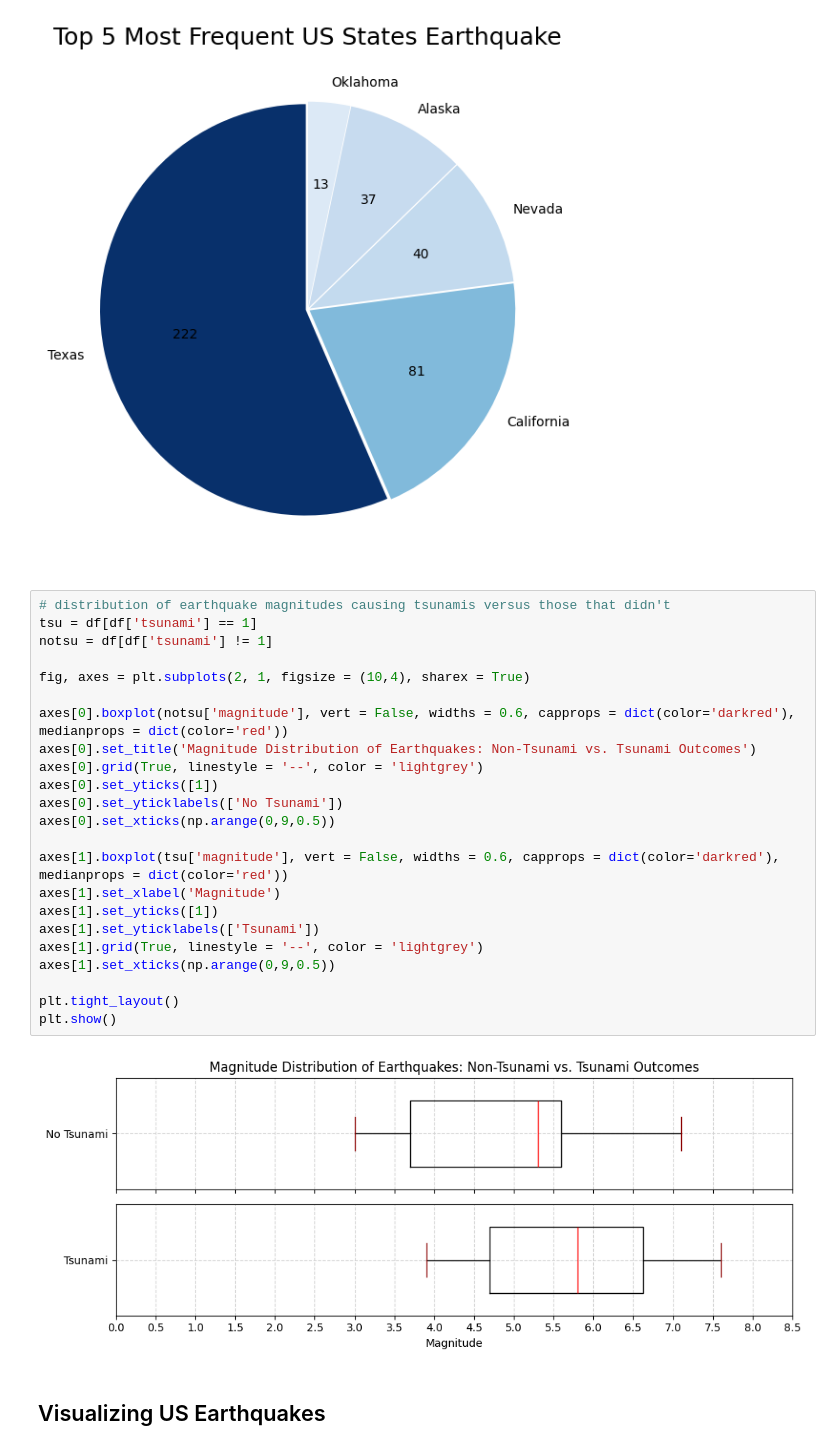
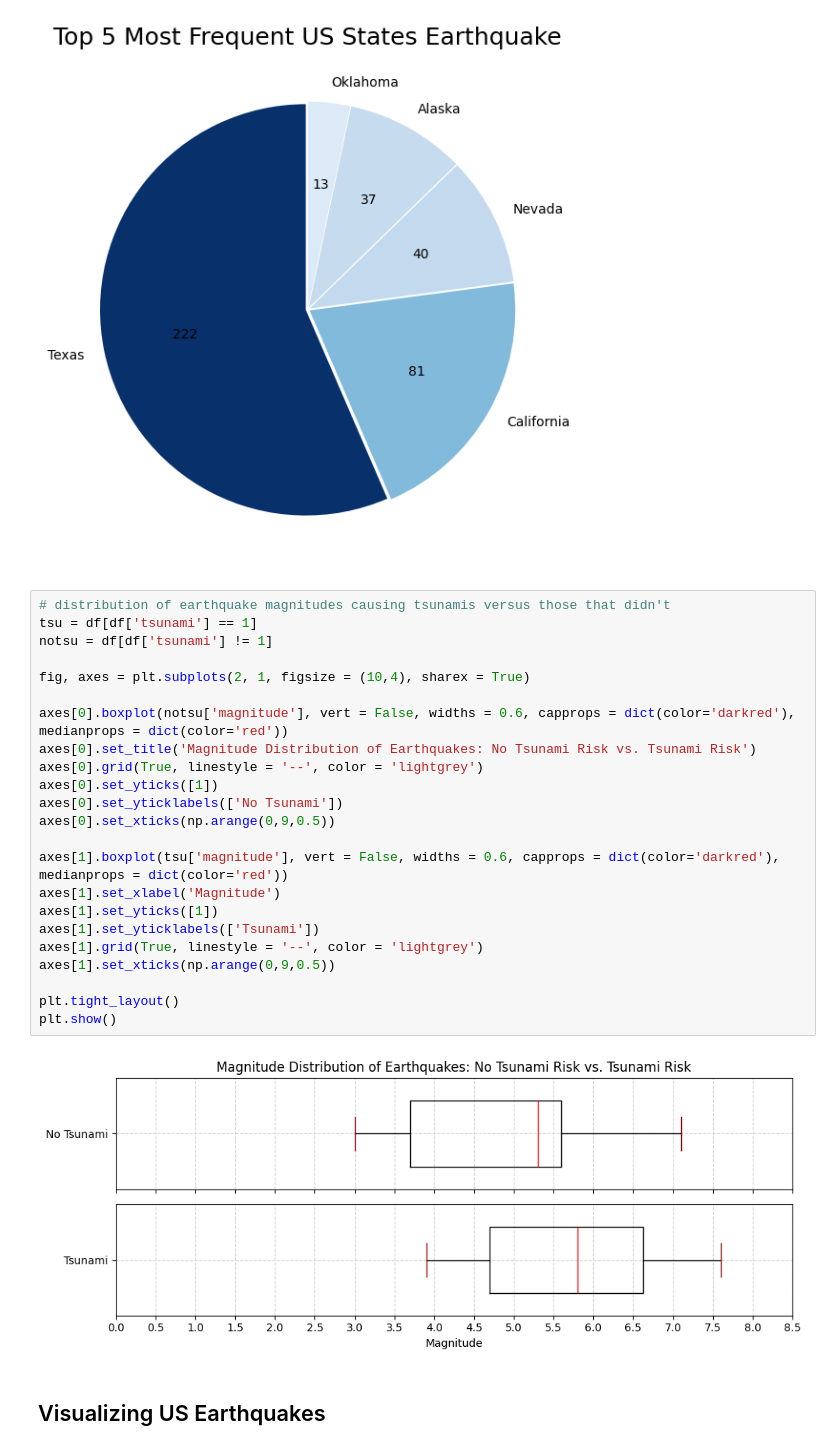
Before and after one commit to connormcmanigal/data-analysis-ML-geospatial-earthquake, a Jupyter notebook: geoanalysis.ipynb, the cells around one changed output. Drawn from its saved outputs; the diff is of its cells as text.

```diff
--- a/geoanalysis.ipynb
+++ b/geoanalysis.ipynb
@@ -90,28 +90,28 @@ plt.show()
 # %%
 # distribution of earthquake magnitudes causing tsunamis versus those that didn't
 tsu = df[df['tsunami'] == 1]
 notsu = df[df['tsunami'] != 1]
 
 fig, axes = plt.subplots(2, 1, figsize = (10,4), sharex = True)
 
 axes[0].boxplot(notsu['magnitude'], vert = False, widths = 0.6, capprops = dict(color='darkred'), medianprops = dict(color='red'))
-axes[0].set_title('Magnitude Distribution of Earthquakes: Non-Tsunami vs. Tsunami Outcomes')
+axes[0].set_title('Magnitude Distribution of Earthquakes: No Tsunami Risk vs. Tsunami Risk')
 axes[0].grid(True, linestyle = '--', color = 'lightgrey')
 axes[0].set_yticks([1])
 axes[0].set_yticklabels(['No Tsunami'])
 axes[0].set_xticks(np.arange(0,9,0.5))
 
 axes[1].boxplot(tsu['magnitude'], vert = False, widths = 0.6, capprops = dict(color='darkred'), medianprops = dict(color='red'))
 axes[1].set_xlabel('Magnitude')
 axes[1].set_yticks([1])
 axes[1].set_yticklabels(['Tsunami'])
 axes[1].grid(True, linestyle = '--', color = 'lightgrey')
 axes[1].set_xticks(np.arange(0,9,0.5))
 
 plt.tight_layout()
 plt.show()
 # %% [output]
-[figure, old version]
+[figure, new version]
 # %% [markdown]
 ## Visualizing US Earthquakes
 # %%
```
Also changed, not shown: parts of 17 cells of this notebook, 9 other files.
